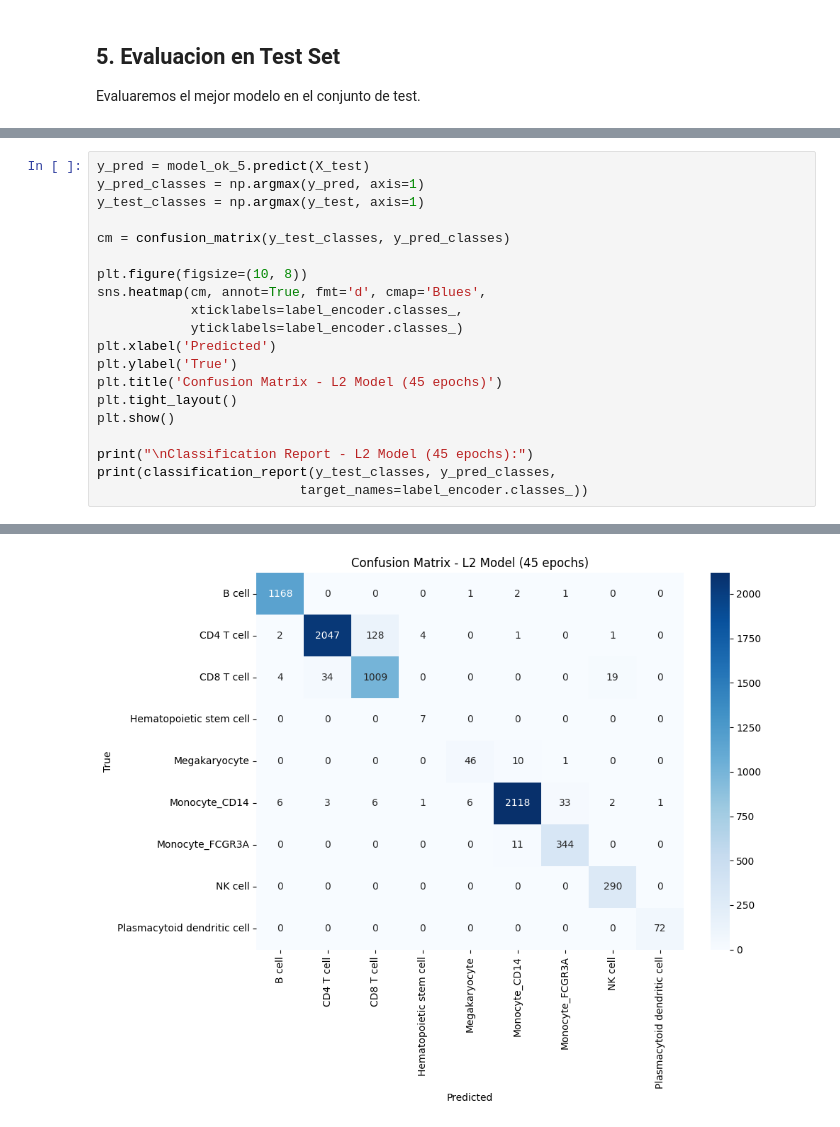
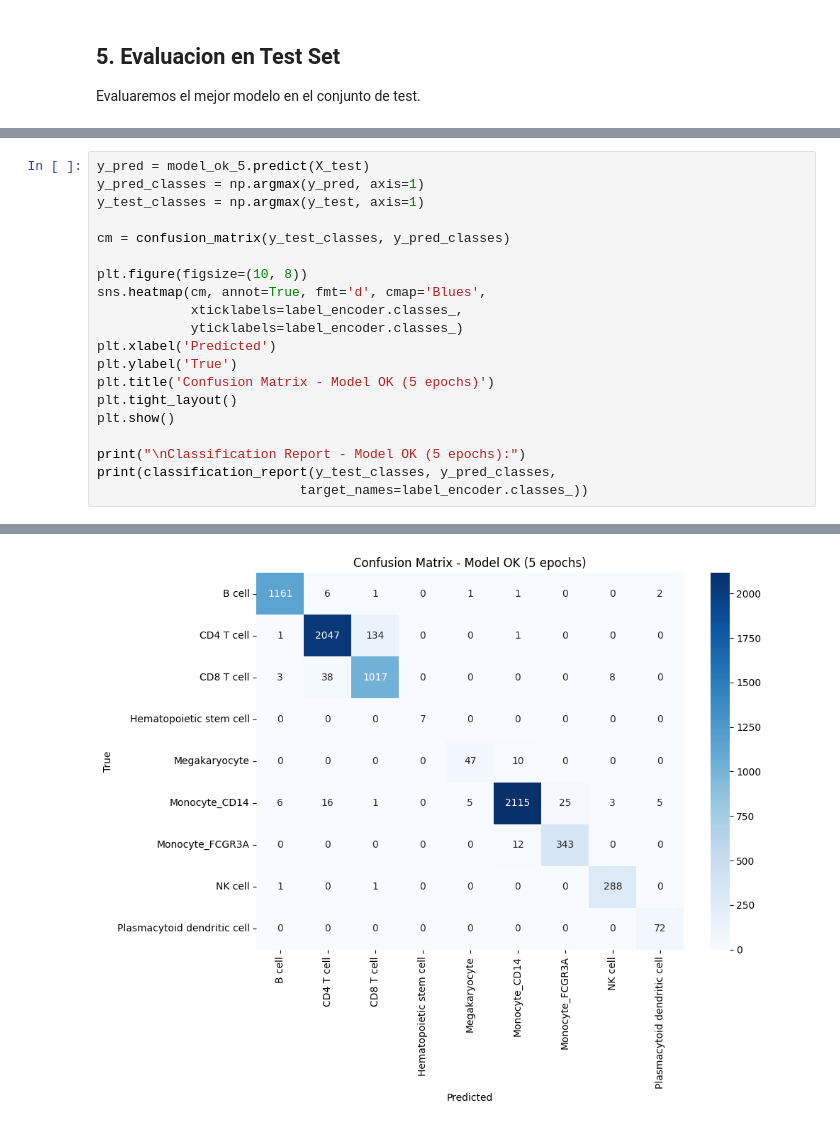
Before and after one commit to moisesbritez92/deep_learning_nbs, a Jupyter notebook: Notebooks/DL-HW-1/scRNA_Complete_Homework_Solution.ipynb, the cells around one changed output, grey strips where cells are left out. Saved outputs shown, nothing was run; the diff lists cells and outputs as text.

```diff
--- a/Notebooks/DL-HW-1/scRNA_Complete_Homework_Solution.ipynb
+++ b/Notebooks/DL-HW-1/scRNA_Complete_Homework_Solution.ipynb
@@ -899,11 +1059,11 @@ sns.heatmap(cm, annot=True, fmt='d', cmap='Blues',
             yticklabels=label_encoder.classes_)
 plt.xlabel('Predicted')
 plt.ylabel('True')
-plt.title('Confusion Matrix - L2 Model (45 epochs)')
+plt.title('Confusion Matrix - Model OK (5 epochs)')
 plt.tight_layout()
 plt.show()
 
-print("\nClassification Report - L2 Model (45 epochs):")
+print("\nClassification Report - Model OK (5 epochs):")
 print(classification_report(y_test_classes, y_pred_classes,
                           target_names=label_encoder.classes_))
 # %% [output]
@@ -911 +1072 @@ print(classification_report(y_test_classes, y_pred_classes,
-[figure, old version]
+[figure, new version]
```
Also changed, not shown: parts of 51 cells of this notebook, 4 other files.
